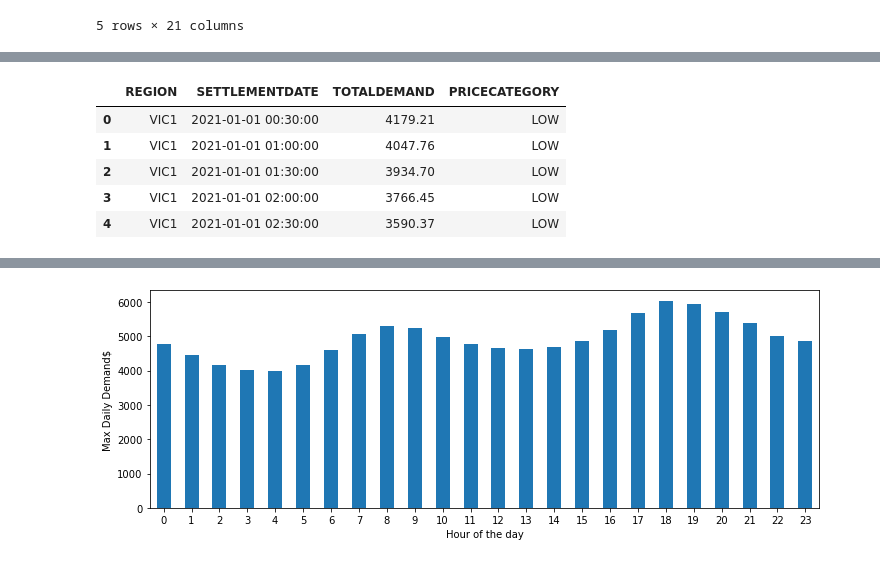
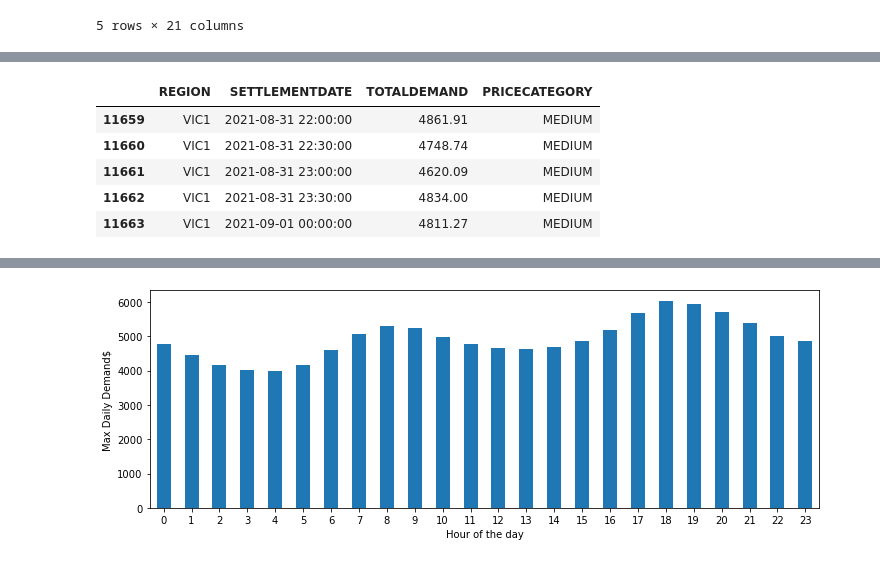
Before and after one commit to audi0786/Max_Daily_Energy_Predictions_Project, a Jupyter notebook: Daily_Energy_Demand_Prediction_via_Regression_Analysis.ipynb, the cells around one changed output, grey strips where cells are left out. Cells and saved outputs as stored; diff of their text form; code cells hidden in the pictures.

```diff
--- a/Daily_Energy_Demand_Prediction_via_Regression_Analysis.ipynb
+++ b/Daily_Energy_Demand_Prediction_via_Regression_Analysis.ipynb
@@ -109,11 +101,11 @@ price_demand_df = pd.read_csv(
     "data/price_demand_data.csv", parse_dates=["SETTLEMENTDATE"], sep=",", dayfirst=True
 )
 # %%
-price_demand_df.head(5)
+price_demand_df.tail(5)
 # %% [output]
 |  | REGION | SETTLEMENTDATE | TOTALDEMAND | PRICECATEGORY |
-| 0 | VIC1 | 2021-01-01 00:30:00 | 4179.21 | LOW |
-| 1 | VIC1 | 2021-01-01 01:00:00 | 4047.76 | LOW |
-| 2 | VIC1 | 2021-01-01 01:30:00 | 3934.70 | LOW |
-| 3 | VIC1 | 2021-01-01 02:00:00 | 3766.45 | LOW |
-| 4 | VIC1 | 2021-01-01 02:30:00 | 3590.37 | LOW |
+| 11659 | VIC1 | 2021-08-31 22:00:00 | 4861.91 | MEDIUM |
+| 11660 | VIC1 | 2021-08-31 22:30:00 | 4748.74 | MEDIUM |
+| 11661 | VIC1 | 2021-08-31 23:00:00 | 4620.09 | MEDIUM |
+| 11662 | VIC1 | 2021-08-31 23:30:00 | 4834.00 | MEDIUM |
+| 11663 | VIC1 | 2021-09-01 00:00:00 | 4811.27 | MEDIUM |
```
Also changed, not shown: parts of 10 cells of this notebook, 1 other file.
